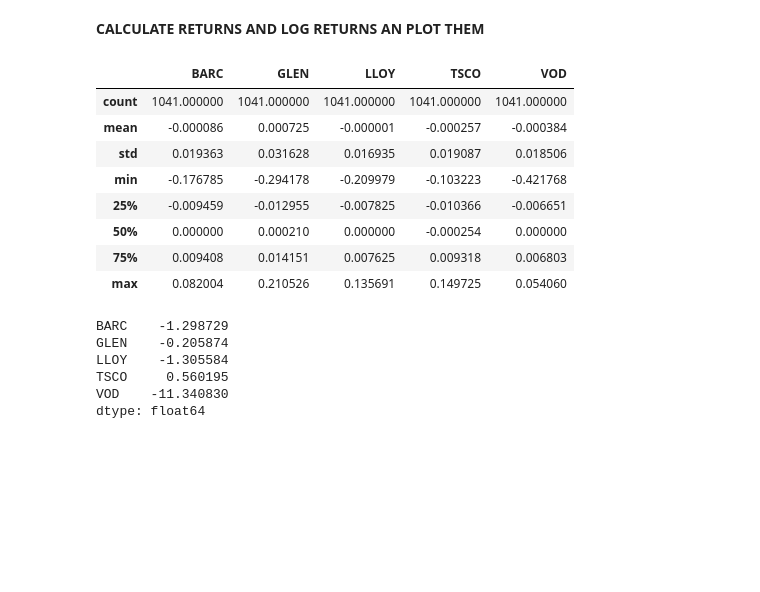
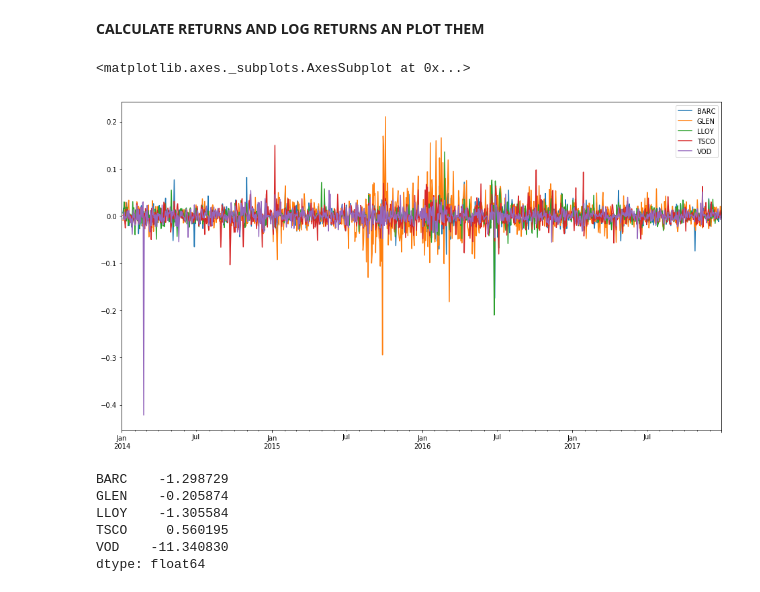
Before and after one commit to Phali/Physics_Finance, a Jupyter notebook: Coursework1.ipynb, the cells around one changed output. Cells and saved outputs as stored; diff of their text form; code cells hidden in the pictures; blank space fills up the shorter version.

```diff
--- a/Coursework1.ipynb
+++ b/Coursework1.ipynb
@@ -99,17 +99,10 @@ http://pandas.pydata.org/pandas-docs/stable/indexing.html#ix-indexer-is-deprecat
 # %%
 # Relative returns
 returns = close.pct_change(1)
-returns.describe()
+returns.plot(figsize=(16,9))
 # %% [output]
-|  | BARC | GLEN | LLOY | TSCO | VOD |
-| count | 1041.000000 | 1041.000000 | 1041.000000 | 1041.000000 | 1041.000000 |
-| mean | -0.000086 | 0.000725 | -0.000001 | -0.000257 | -0.000384 |
-| std | 0.019363 | 0.031628 | 0.016935 | 0.019087 | 0.018506 |
-| min | -0.176785 | -0.294178 | -0.209979 | -0.103223 | -0.421768 |
-| 25% | -0.009459 | -0.012955 | -0.007825 | -0.010366 | -0.006651 |
-| 50% | 0.000000 | 0.000210 | 0.000000 | -0.000254 | 0.000000 |
-| 75% | 0.009408 | 0.014151 | 0.007625 | 0.009318 | 0.006803 |
-| max | 0.082004 | 0.210526 | 0.135691 | 0.149725 | 0.054060 |
+<matplotlib.axes._subplots.AxesSubplot at 0x...>
+[figure, added]
 # %%
 returns.skew()
 # %% [output]
```
Also changed, not shown: parts of 5 cells of this notebook.
